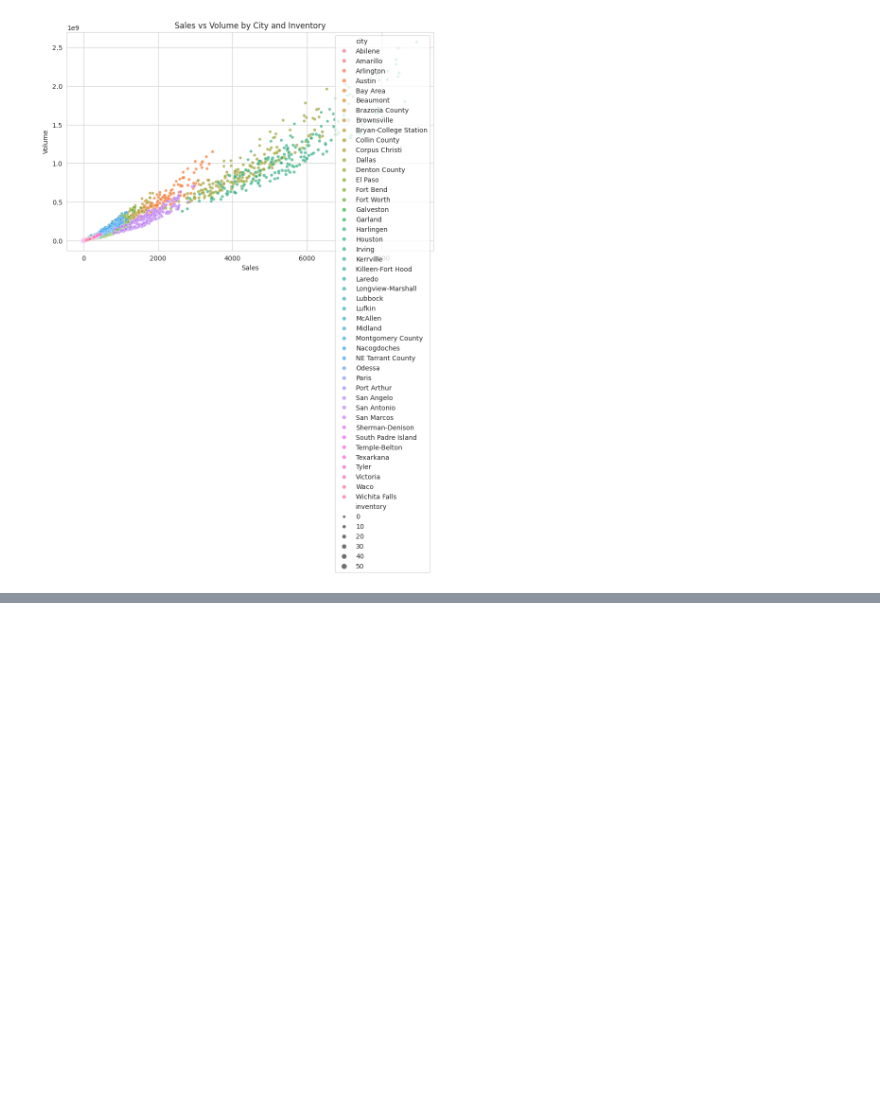
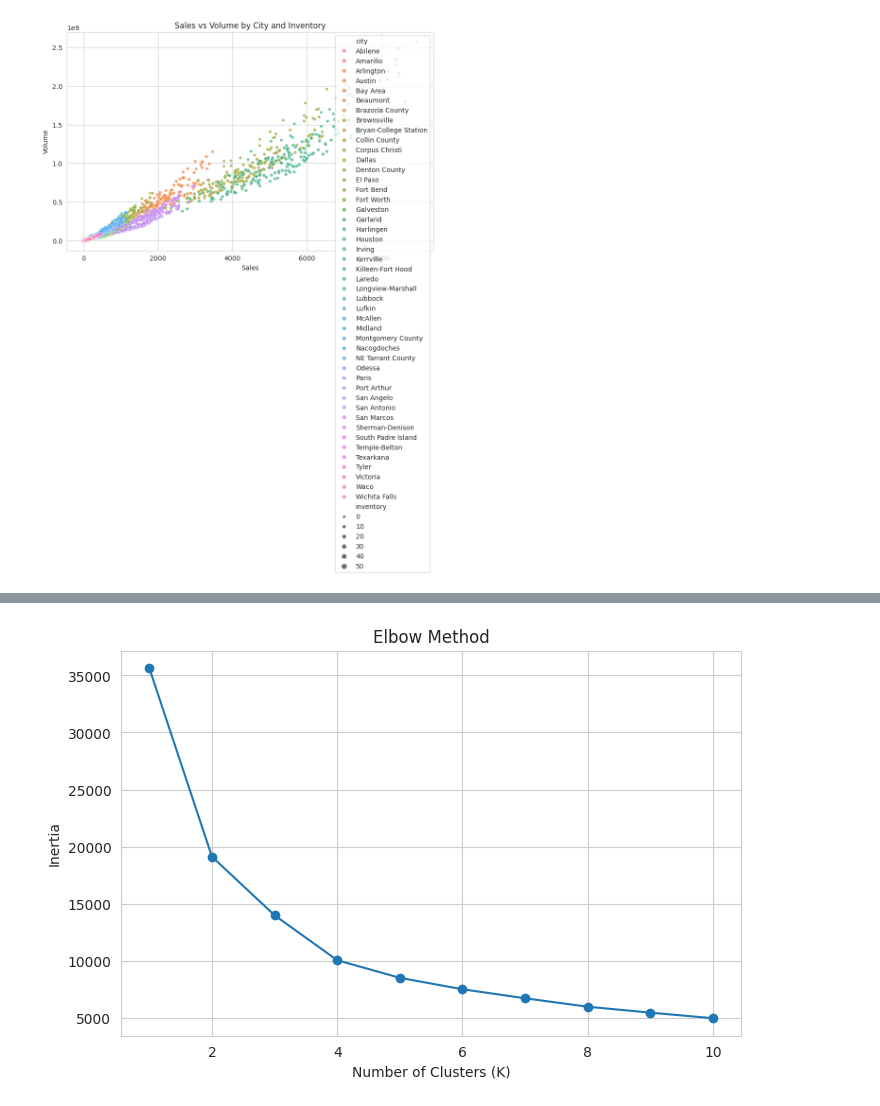
Before and after one commit to adits09/EDA_PROJECT_ADITI, a Jupyter notebook: Phase1_EDA.ipynb, the cells around one changed output, grey strips where cells are left out. Drawn from its saved outputs; the diff is of its cells as text; code cells hidden in the pictures; blank space fills up the shorter version.

```diff
--- a/Phase1_EDA.ipynb
+++ b/Phase1_EDA.ipynb
@@ -400,0 +601,84 @@ plt.show()
+# %%
+## 4. K-Means Clustering:
+cluster_cols = [
+    "sales",
+    "volume",
+    "median",
+    "listings",
+    "inventory"
+]
+# Select clustering variables
+cluster_data = df[cluster_cols].dropna()
+
+print("Shape of clustering data:", cluster_data.shape)
+
+from sklearn.preprocessing import StandardScaler
+
+scaler = StandardScaler()
+
+scaled_data = scaler.fit_transform(cluster_data)
+
+#Optimal Number of Clusters- Elbow Method:
+from sklearn.cluster import KMeans
+
+inertia = []
+
+for k in range(1, 11):
+
+    kmeans = KMeans(
+        n_clusters=k,
+        random_state=42,
+        n_init=10
+    )
+
+    kmeans.fit(scaled_data)
+
+    inertia.append(kmeans.inertia_)
+plt.figure(figsize=(8, 5))
+
+plt.plot(
+    range(1, 11),
+    inertia,
+    marker="o"
+)
+
+plt.title("Elbow Method")
+plt.xlabel("Number of Clusters (K)")
+plt.ylabel("Inertia")
+
+plt.show()
+
+kmeans = KMeans(
+    n_clusters=3,
+    random_state=42,
+    n_init=10
+)
+
+cluster_labels = kmeans.fit_predict(scaled_data)
+
+cluster_data["Cluster"] = cluster_labels
+
+cluster_data.head()
+
+print(cluster_data["Cluster"].value_counts())
+
+cluster_summary = cluster_data.groupby("Cluster")[
+    cluster_cols
+].mean()
+
+cluster_summary
+plt.figure(figsize=(9, 6))
+
+sns.scatterplot(
+    data=cluster_data,
+    x="sales",
+    y="median",
+    hue="Cluster"
+)
+
+plt.title("K-Means Clustering")
+plt.xlabel("Sales")
+plt.ylabel("Median Price")
+
+plt.show()
+# %% [output]
@@ -400,0 +686 @@ plt.show()
+[figure, added]
```
Also changed, not shown: parts of 7 cells of this notebook.
